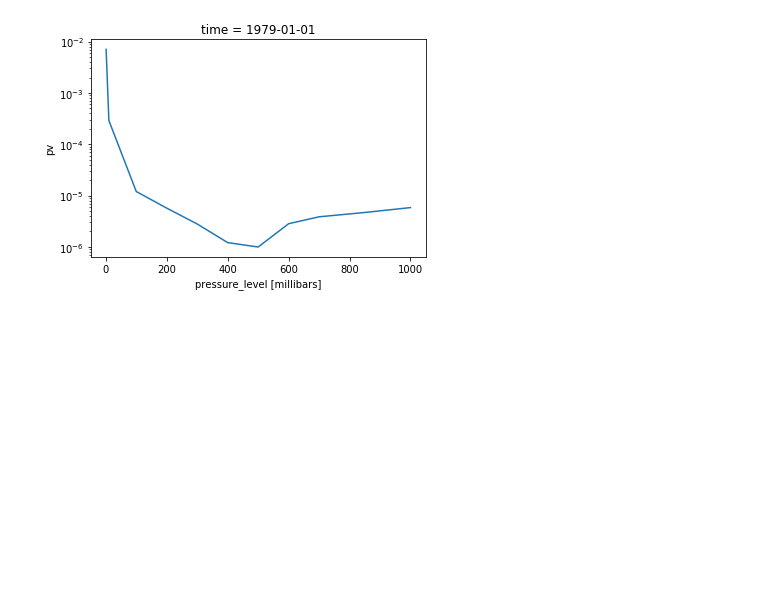
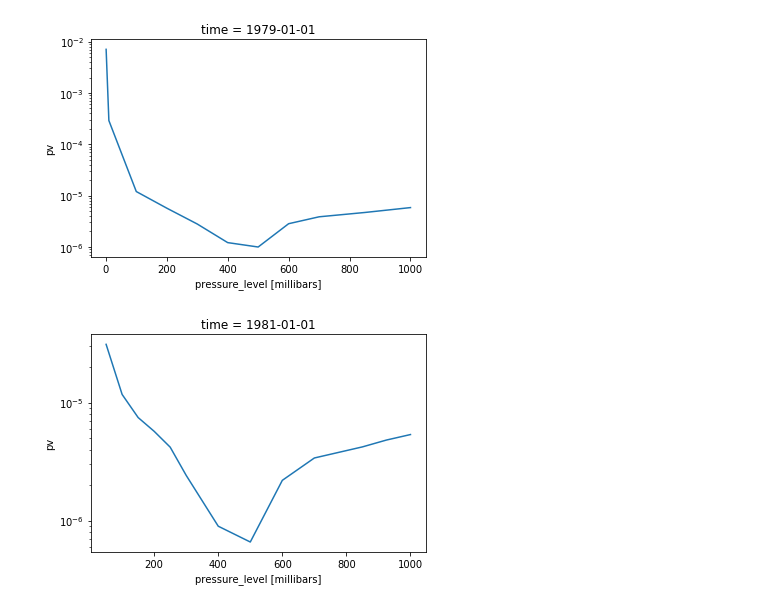
Before and after one commit to sagar-garg/WeatherBench, a Jupyter notebook: devlog/13-New_PV_download.ipynb, the cells around one changed output. Saved outputs shown, nothing was run; the diff lists cells and outputs as text; code cells hidden in the pictures; blank space fills up the shorter version.

```diff
--- a/devlog/13-New_PV_download.ipynb
+++ b/devlog/13-New_PV_download.ipynb
@@ -24,3 +24,12 @@ ds.pv.isel(time=0).std(('lat', 'lon')).plot()
 plt.yscale('log')
 # %% [output]
 [figure]
+# %%
+ds = xr.open_dataset(
+    '/mnt/netdisk1/stephan/WeatherBench/5.625deg/potential_vorticity/potential_vorticity_1981_5.625deg.nc'
+)
+# %%
+ds.pv.isel(time=0).std(('lat', 'lon')).plot()
+plt.yscale('log')
+# %% [output]
+[figure, added]
```
Also changed, not shown: parts of 2 cells of this notebook, 6 other files.
